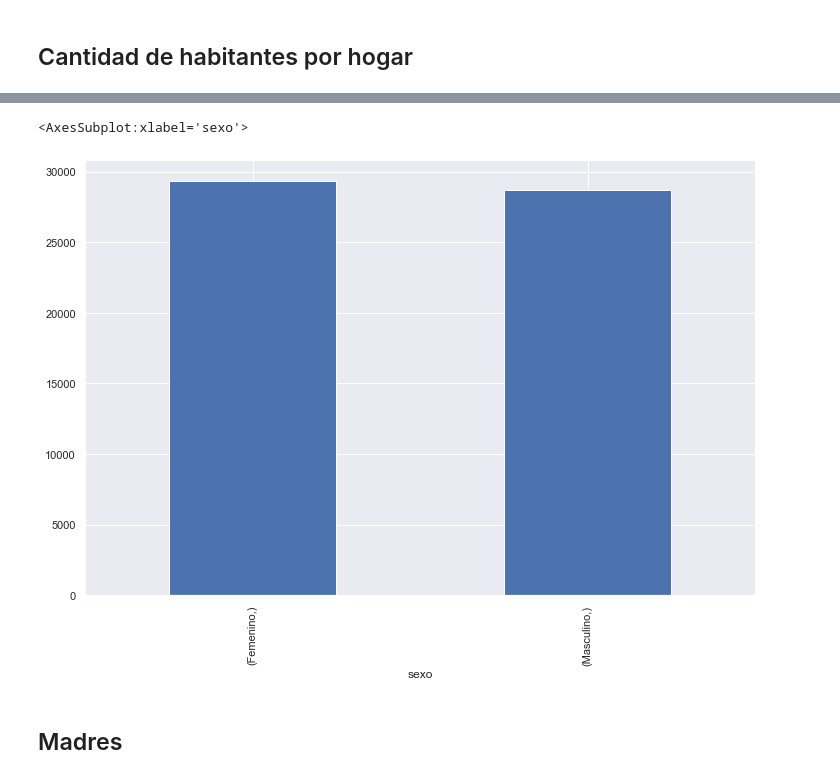
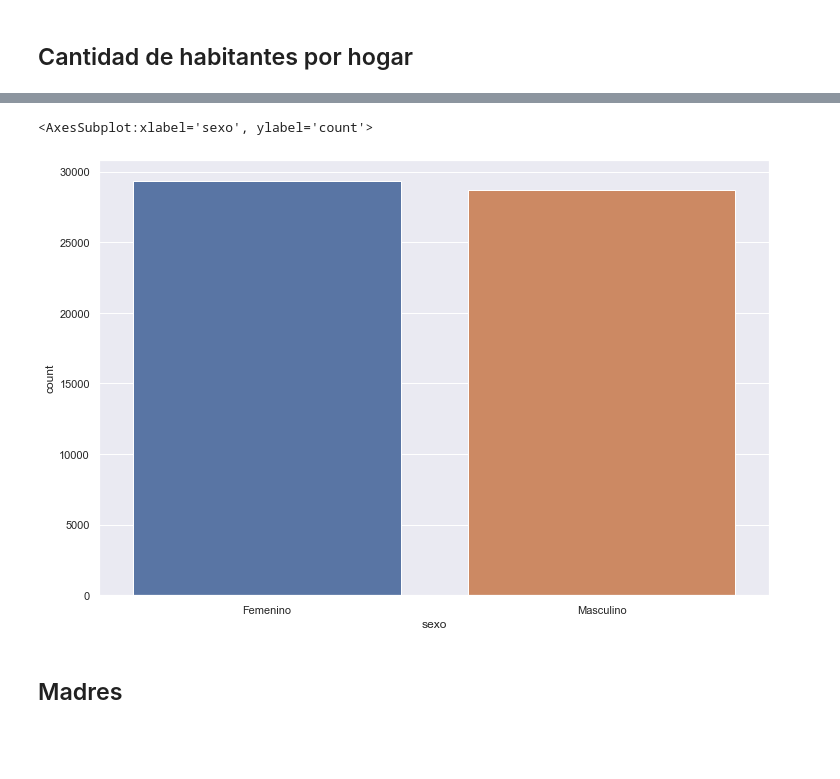
Before and after one commit to anicolon/coder_proyecto, a Jupyter notebook: hyp_2020/hyp_2020.ipynb, the cells around one changed output, grey strips where cells are left out. Drawn from its saved outputs; the diff is of its cells as text; code cells hidden in the pictures; blank space fills up the shorter version.

```diff
--- a/hyp_2020/hyp_2020.ipynb
+++ b/hyp_2020/hyp_2020.ipynb
@@ -30,7 +30,7 @@ df = df.rename(columns={
     'e201': 'edu media',
     'e212': 'edu técnica',
     'e215': 'edu mag prof',
-    'e218': 'edu univ simil',
+    'e218': 'edu univ o simil',
     'e221': 'edu terciario no uni',
     'e224': 'edu posgrado'
     })
@@ -52,10 +52,10 @@ df = df[[
     'edu primaria',
     'edu media',
     'edu técnica',
+    'edu univ o simil',
+    'edu terciario no uni',
+    'edu posgrado',
     'edu mag prof',
-    'edu univ simil',
-    'edu terciario no uni',
-    'edu posgrado'
     ]]
 
 df['nper'] = df['nper'].astype('category')
@@ -210,10 +210,12 @@ parentesco_num  parentesco
 11              Servicio doméstico o familiar del mismo       24
 dtype: int64
 # %%
-df[['sexo']][df['parentesco'].str.contains('Jefe')].value_counts().plot(kind=('bar'))
+sexo_jefes = df[['sexo']][df['parentesco'].str.contains('Jefe')]
+
+sns.countplot(data=sexo_jefes,x='sexo')
 # %% [output]
-<AxesSubplot:xlabel='sexo'>
+<AxesSubplot:xlabel='sexo', ylabel='count'>
-[figure, old version]
+[figure, new version]
 # %% [markdown]
 ## Madres
 # %%
```
Also changed, not shown: parts of 3 cells of this notebook.
